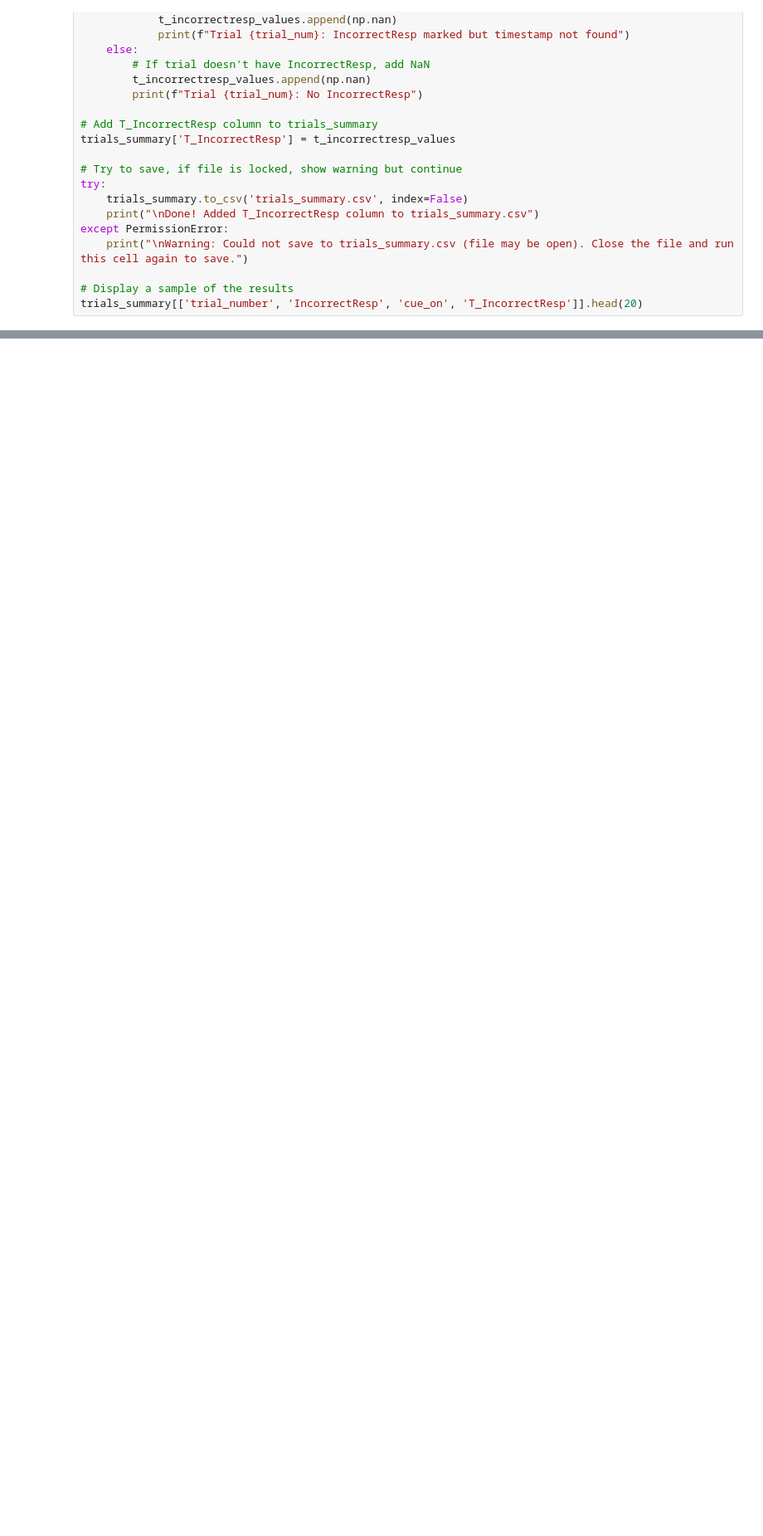
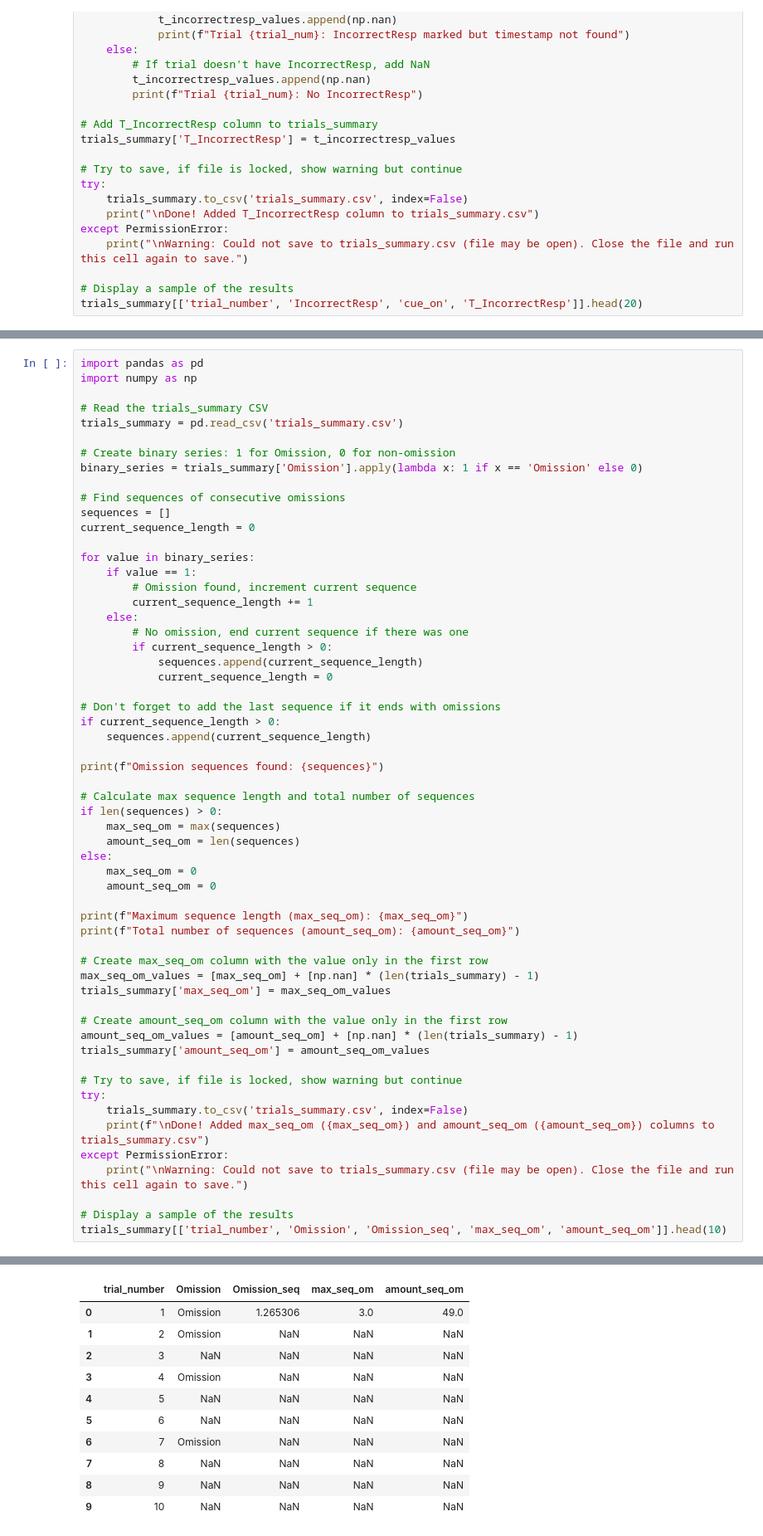
Before and after one commit to CharlesM7901/5-CSRTT, a Jupyter notebook: analyse_5-CSRTT.ipynb, the cells around one changed output, grey strips where cells are left out. Shown at 83% size. Saved outputs shown, nothing was run; the diff lists cells and outputs as text; blank space fills up the shorter version.

```diff
--- a/analyse_5-CSRTT.ipynb
+++ b/analyse_5-CSRTT.ipynb
@@ -801,0 +1088,59 @@ trials_summary[['trial_number', 'IncorrectResp', 'cue_on', 'T_IncorrectResp', 'l
+# %%
+import pandas as pd
+import numpy as np
+
+# Read the trials_summary CSV
+trials_summary = pd.read_csv('trials_summary.csv')
+
+# Create binary series: 1 for Omission, 0 for non-omission
+binary_series = trials_summary['Omission'].apply(lambda x: 1 if x == 'Omission' else 0)
+
+# Find sequences of consecutive omissions
+sequences = []
+current_sequence_length = 0
+
+for value in binary_series:
+    if value == 1:
+        # Omission found, increment current sequence
+        current_sequence_length += 1
+    else:
+        # No omission, end current sequence if there was one
+        if current_sequence_length > 0:
+            sequences.append(current_sequence_length)
+            current_sequence_length = 0
+
+# Don't forget to add the last sequence if it ends with omissions
+if current_sequence_length > 0:
+    sequences.append(current_sequence_length)
+
+print(f"Omission sequences found: {sequences}")
+
+# Calculate max sequence length and total number of sequences
+if len(sequences) > 0:
+    max_seq_om = max(sequences)
+    amount_seq_om = len(sequences)
+else:
+    max_seq_om = 0
+    amount_seq_om = 0
+
+print(f"Maximum sequence length (max_seq_om): {max_seq_om}")
+print(f"Total number of sequences (amount_seq_om): {amount_seq_om}")
+
+# Create max_seq_om column with the value only in the first row
+max_seq_om_values = [max_seq_om] + [np.nan] * (len(trials_summary) - 1)
+trials_summary['max_seq_om'] = max_seq_om_values
+
+# Create amount_seq_om column with the value only in the first row
+amount_seq_om_values = [amount_seq_om] + [np.nan] * (len(trials_summary) - 1)
+trials_summary['amount_seq_om'] = amount_seq_om_values
+
+# Try to save, if file is locked, show warning but continue
+try:
+    trials_summary.to_csv('trials_summary.csv', index=False)
+    print(f"\nDone! Added max_seq_om ({max_seq_om}) and amount_seq_om ({amount_seq_om}) columns to trials_summary.csv")
+except PermissionError:
+    print("\nWarning: Could not save to trials_summary.csv (file may be open). Close the file and run this cell again to save.")
+
+# Display a sample of the results
+trials_summary[['trial_number', 'Omission', 'Omission_seq', 'max_seq_om', 'amount_seq_om']].head(10)
+# %% [output]
@@ -801,0 +1152,11 @@ trials_summary[['trial_number', 'IncorrectResp', 'cue_on', 'T_IncorrectResp', 'l
+|  | trial_number | Omission | Omission_seq | max_seq_om | amount_seq_om |
+| 0 | 1 | Omission | 1.265306 | 3.0 | 49.0 |
+| 1 | 2 | Omission | NaN | NaN | NaN |
+| 2 | 3 | NaN | NaN | NaN | NaN |
+| 3 | 4 | Omission | NaN | NaN | NaN |
+| 4 | 5 | NaN | NaN | NaN | NaN |
+| 5 | 6 | NaN | NaN | NaN | NaN |
+| 6 | 7 | Omission | NaN | NaN | NaN |
+| 7 | 8 | NaN | NaN | NaN | NaN |
+| 8 | 9 | NaN | NaN | NaN | NaN |
+| 9 | 10 | NaN | NaN | NaN | NaN |
```
Also changed, not shown: parts of 6 cells of this notebook, 1 other file.
